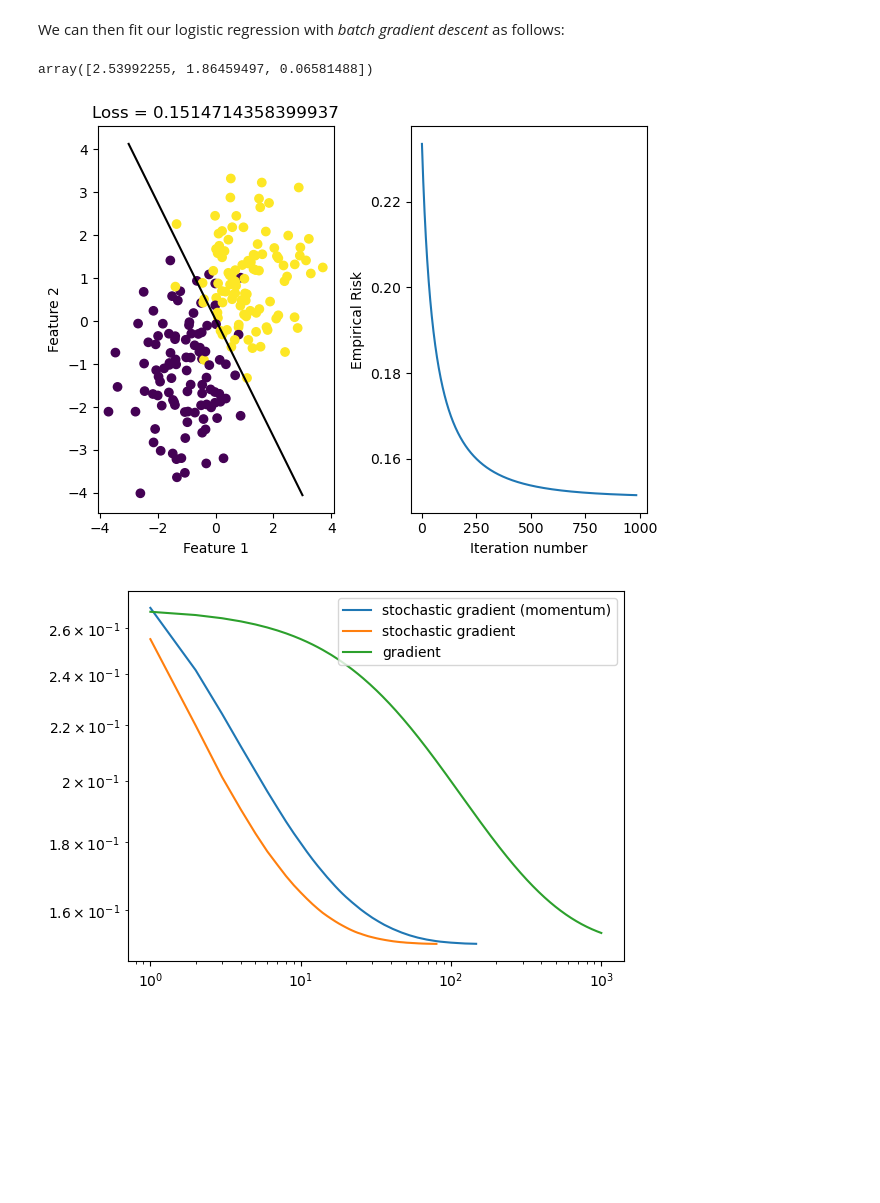
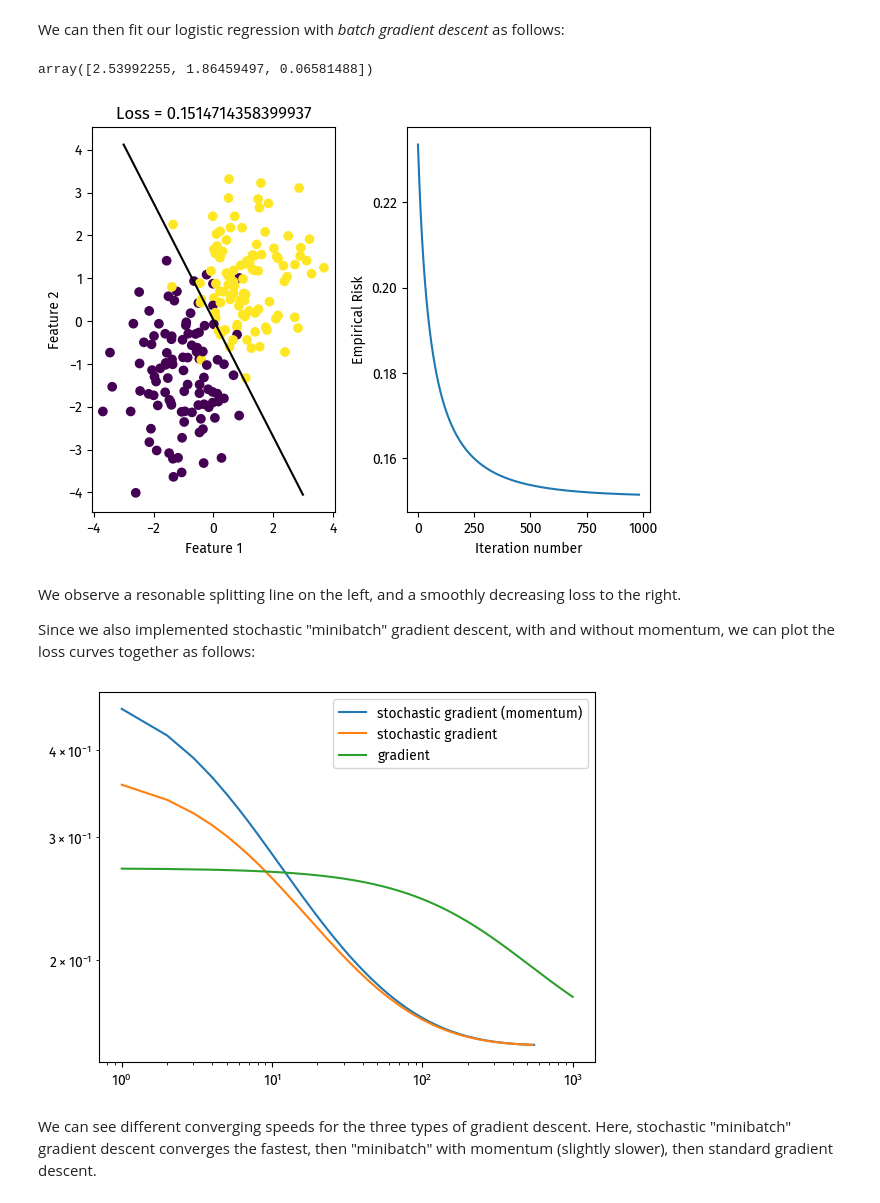
Before and after one commit to doabell/451-blog, a Jupyter notebook: posts/logistic-regression/index.ipynb, the cells around one changed output. Cells and saved outputs as stored; diff of their text form; code cells hidden in the pictures; blank space fills up the shorter version.

Commit message:
Font for plots

```diff
--- a/posts/logistic-regression/index.ipynb
+++ b/posts/logistic-regression/index.ipynb
@@ -36,10 +31,13 @@ With terminology out of the way, let us first prepare the data.
 We generate data points with 2 features and 2 labels that are not linearly separable, as seen below:
 # %%
 # Data
+import numpy as np
 from logreg import LogisticRegression
 from sklearn.datasets import make_blobs
 from matplotlib import pyplot as plt
-import numpy as np
+from matplotlib import font_manager
+font_manager.fontManager.addfont("C:\Windows\Fonts\FiraSans-Regular.ttf")
+plt.rcParams["font.family"] = "Fira Sans"
 np.seterr(all='ignore')
 np.random.seed(283)
 
@@ -85,7 +83,11 @@ plt.tight_layout()
 LR_batch.w
 # %% [output]
 array([2.53992255, 1.86459497, 0.06581488])
-[figure, old version]
+[figure, new version]
+# %% [markdown]
+We observe a resonable splitting line on the left, and a smoothly decreasing loss to the right.
+
+Since we also implemented stochastic "minibatch" gradient descent, with and without momentum, we can plot the loss curves together as follows:
 # %%
 LR = LogisticRegression()
 LR.fit_stochastic(
@@ -93,7 +95,7 @@ LR.fit_stochastic(
     max_epochs=1000,
     momentum=True,
     batch_size=10,
-    alpha=.05
+    alpha=.01
 )
 
 num_steps = len(LR.loss_history)
@@ -102,33 +104,36 @@ plt.plot(
     label="stochastic gradient (momentum)"
 )
 
 LR = LogisticRegression()
 LR.fit_stochastic(
     X, y,
     max_epochs=1000,
     momentum=False,
     batch_size=10,
-    alpha=.1
+    alpha=.01
 )
 
 num_steps = len(LR.loss_history)
 plt.plot(
     np.arange(num_steps) + 1, LR.loss_history,
     label="stochastic gradient"
 )
 
 LR = LogisticRegression()
-LR.fit(X, y, alpha=.05, max_epochs=1000)
+LR.fit(X, y, alpha=.01, max_epochs=1000)
 
 num_steps = len(LR.loss_history)
 plt.plot(
     np.arange(num_steps) + 1,
     LR.loss_history,
     label="gradient"
 )
 
 plt.loglog()
 
 legend = plt.legend()
 # %% [output]
-[figure, old version]
+[figure, new version]
+# %% [markdown]
+We can see different converging speeds for the three types of gradient descent.
+Here, stochastic "minibatch" gradient descent converges the fastest, then "minibatch" with momentum (slightly slower), then standard gradient descent.
```
Also changed, not shown: parts of 2 cells of this notebook, 4 other files.
